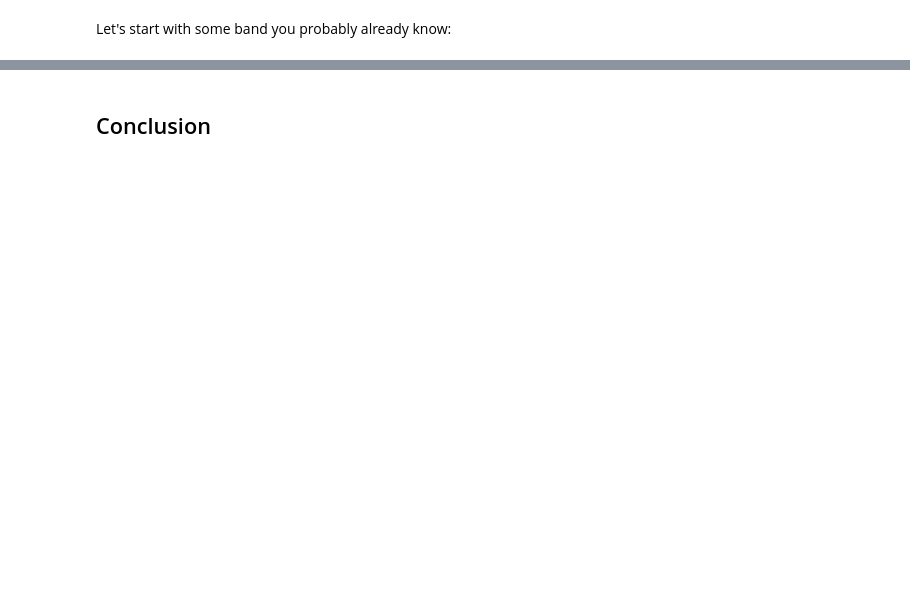
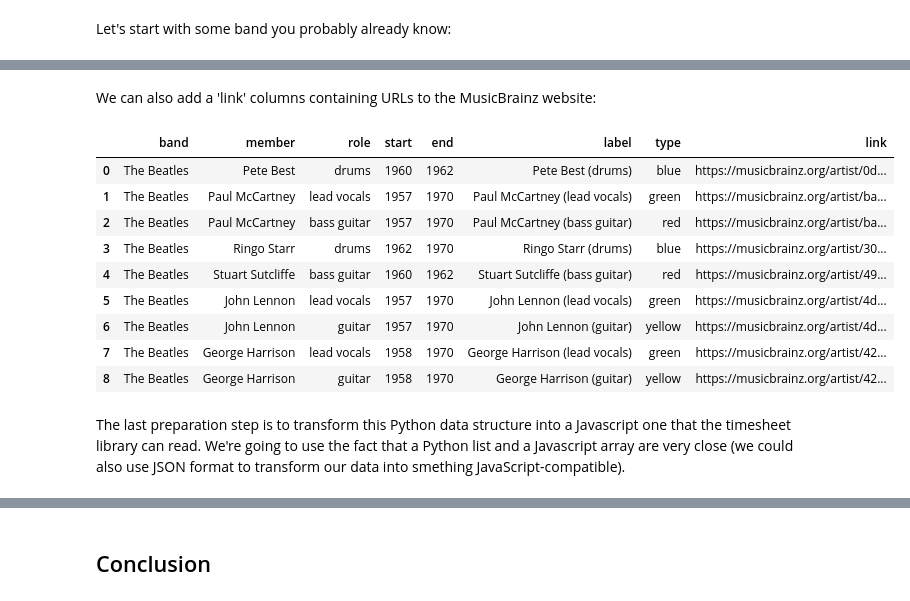
Before and after one commit to loujine/musicbrainz-dataviz, a Jupyter notebook: 1-timelines.ipynb, the cells around one changed output, grey strips where cells are left out. Saved outputs shown, nothing was run; the diff lists cells and outputs as text; code cells hidden in the pictures; blank space fills up the shorter version.

```diff
--- a/1-timelines.ipynb
+++ b/1-timelines.ipynb
@@ -93,0 +139,19 @@ df
+# %% [markdown]
+We can also add a 'link' columns containing URLs to the MusicBrainz website:
+# %%
+ts['link'] = 'https://musicbrainz.org/artist/' + ts['mbid']
+ts.drop('mbid', axis=1, inplace=True)
+ts
+# %% [output]
+|  | band | member | role | start | end | label | type | link |
+| 0 | The Beatles | Pete Best | drums | 1960 | 1962 | Pete Best (drums) | blue | https://musicbrainz.org/artist/0d... |
+| 1 | The Beatles | Paul McCartney | lead vocals | 1957 | 1970 | Paul McCartney (lead vocals) | green | https://musicbrainz.org/artist/ba... |
+| 2 | The Beatles | Paul McCartney | bass guitar | 1957 | 1970 | Paul McCartney (bass guitar) | red | https://musicbrainz.org/artist/ba... |
+| 3 | The Beatles | Ringo Starr | drums | 1962 | 1970 | Ringo Starr (drums) | blue | https://musicbrainz.org/artist/30... |
+| 4 | The Beatles | Stuart Sutcliffe | bass guitar | 1960 | 1962 | Stuart Sutcliffe (bass guitar) | red | https://musicbrainz.org/artist/49... |
+| 5 | The Beatles | John Lennon | lead vocals | 1957 | 1970 | John Lennon (lead vocals) | green | https://musicbrainz.org/artist/4d... |
+| 6 | The Beatles | John Lennon | guitar | 1957 | 1970 | John Lennon (guitar) | yellow | https://musicbrainz.org/artist/4d... |
+| 7 | The Beatles | George Harrison | lead vocals | 1958 | 1970 | George Harrison (lead vocals) | green | https://musicbrainz.org/artist/42... |
+| 8 | The Beatles | George Harrison | guitar | 1958 | 1970 | George Harrison (guitar) | yellow | https://musicbrainz.org/artist/42... |
+# %% [markdown]
+The last preparation step is to transform this Python data structure into a Javascript one that the timesheet library can read. We're going to use the fact that a Python list and a Javascript array are very close (we could also use JSON format to transform our data into smething JavaScript-compatible).
```
Also changed, not shown: parts of 61 cells of this notebook, 3 other files.
